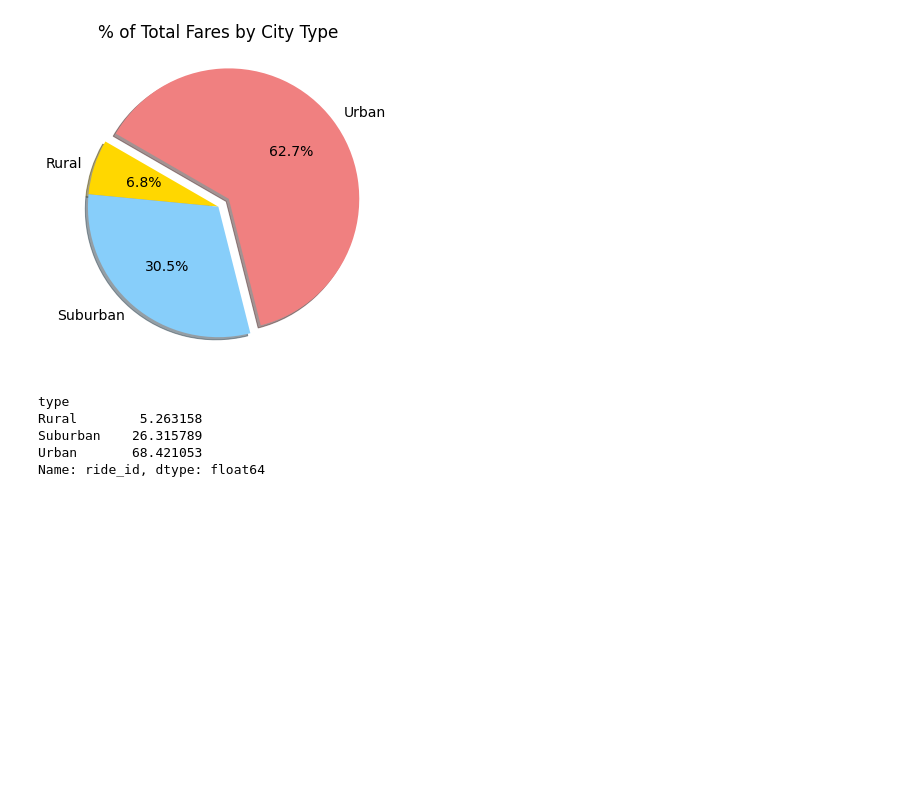
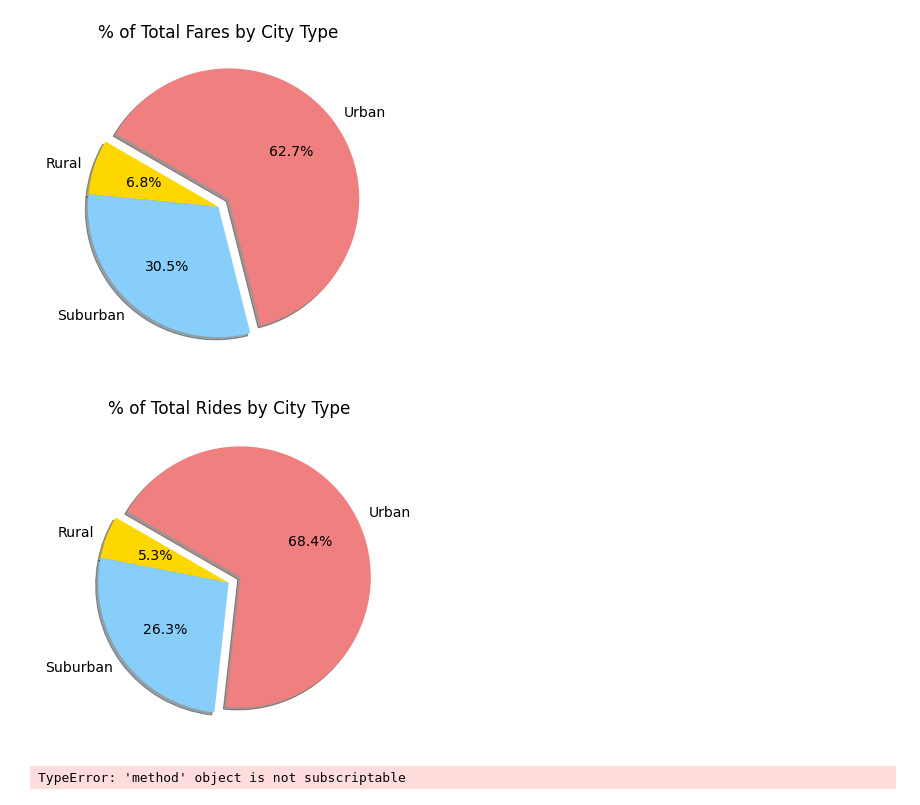
Before and after one commit to soudersmax/PyBer_Analysis, a Jupyter notebook: Pyber.ipynb, the cells around one changed output. Cells and saved outputs as stored; diff of their text form; code cells hidden in the pictures; blank space fills up the shorter version.

```diff
--- a/Pyber.ipynb
+++ b/Pyber.ipynb
@@ -323,15 +323,34 @@ plt.savefig("analysis/Fig5.png")
 # %%
 # Get the total number of rides for each city type.
 rides_by_type = pyber_data_df.groupby(["type"]).count()["ride_id"]
 
 #Get the total rides for all the city types.
 total_rides = pyber_data_df.count()["ride_id"]
 
 #Calculate the percentage of the total rides for each city type.
 ride_percents = 100*rides_by_type / total_rides
+
+# Build the percentage of fares by city type pie chart.
+plt.subplots(figsize=(10,6))
+plt.pie(ride_percents,
+        labels=["Rural", "Suburban", "Urban"],
+        colors=["gold", "lightskyblue", "lightcoral"],
+        explode=[0,0,0.1],
+        autopct='%1.1f%%',
+        shadow=True, startangle=150)
+plt.title("% of Total Rides by City Type")
+
+# Change the default font size from 10 to 14.
+mpl.rcParams['font.size'] = 14
+
+# Save figure
+plt.savefig("analysis/Fig6.png")
 # %% [output]
-type
-Rural        5.263158
-Suburban    26.315789
-Urban       68.421053
-Name: ride_id, dtype: float64
+[figure, added]
+# %%
+#get the number of drivers for each city type and the total drivers, chain together to make percentage expression
+driver_percents = 100 * city_data_df.groupby["type"].sum()["driver_count"] / city_data_df.sum()["driver_count"]
+
+driver_percents
+# %% [output]
+TypeError: 'method' object is not subscriptable
```
Also changed, not shown: parts of 1 cell of this notebook, 1 other file.
